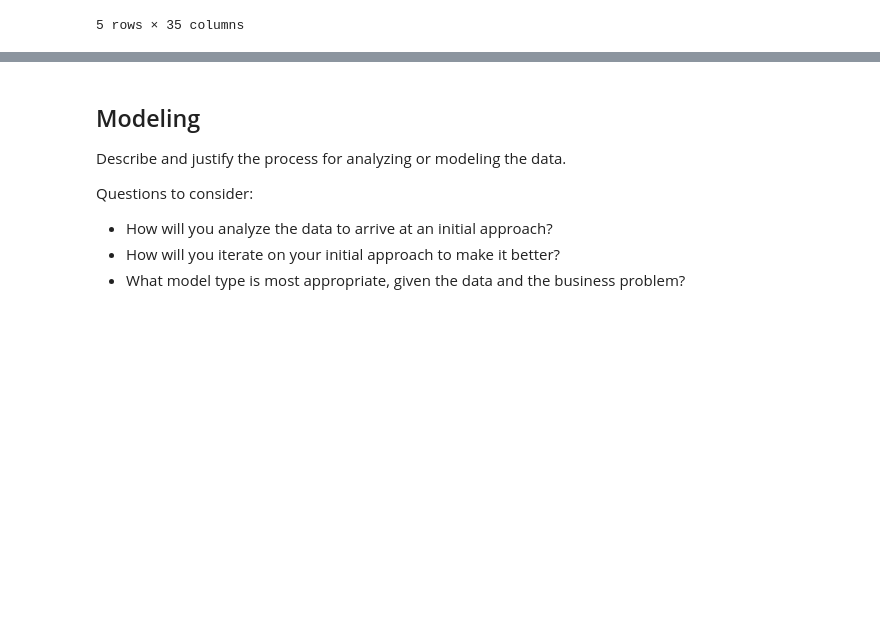
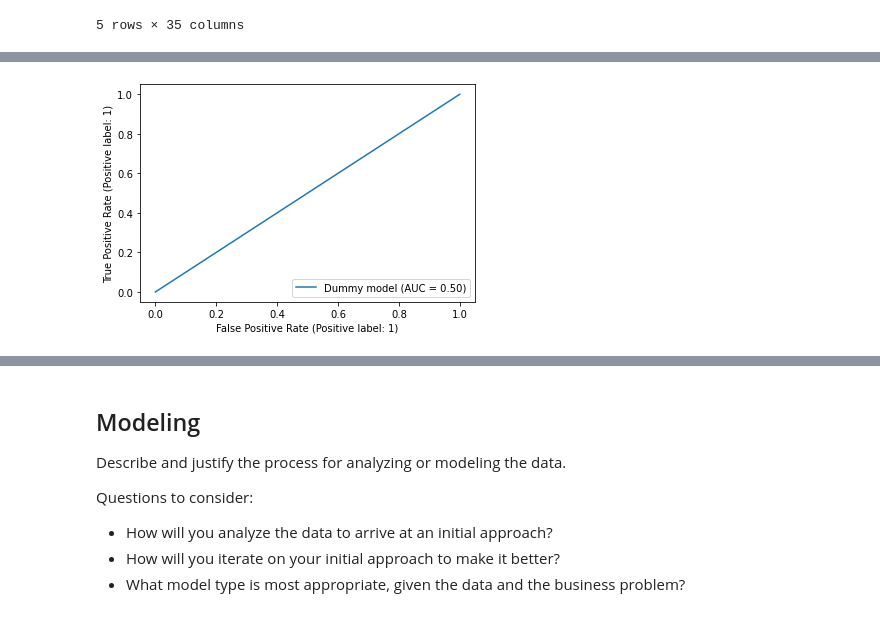
Before and after one commit to emykes/Flu_Vaccination_ML, a Jupyter notebook: Notebooks/Tamiru/Project3_Tamiru.ipynb, the cells around one changed output, grey strips where cells are left out. Cells and saved outputs as stored; diff of their text form; code cells hidden in the pictures; blank space fills up the shorter version.

```diff
--- a/Notebooks/Tamiru/Project3_Tamiru.ipynb
+++ b/Notebooks/Tamiru/Project3_Tamiru.ipynb
@@ -482,0 +377,5 @@ freq_transformer = Pipeline(steps=[
+# %%
+# train test split
+X_tr, X_te, y_tr, y_te = train_test_split(X_train, y_train, test_size=0.2, random_state=42, stratify=y_train)
+# %%
+preprocessor.fit(X_tr)
@@ -482,0 +450,7 @@ freq_transformer = Pipeline(steps=[
+# %%
+dummy_model = Pipeline(steps=[
+    ('preprocessor', preprocessor),
+    ('classifier', DummyClassifier(strategy="most_frequent"))
+])
+# %%
+dummy_model.fit(X_tr, y_tr)
@@ -482,0 +475,4 @@ freq_transformer = Pipeline(steps=[
+# %%
+plot_roc_curve(dummy_model, X_tr, y_tr, name='Dummy model');
+# %% [output]
+[figure, added]
```
Also changed, not shown: parts of 82 cells of this notebook.
